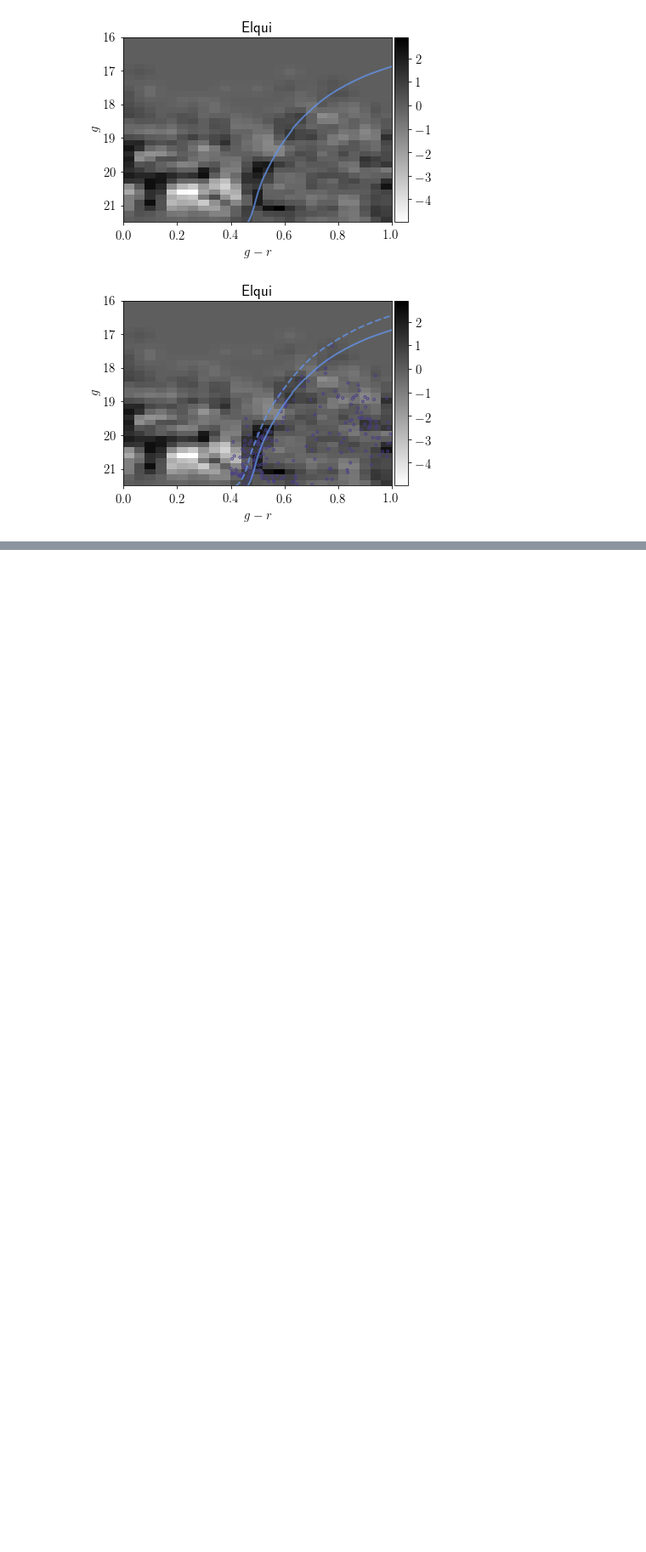
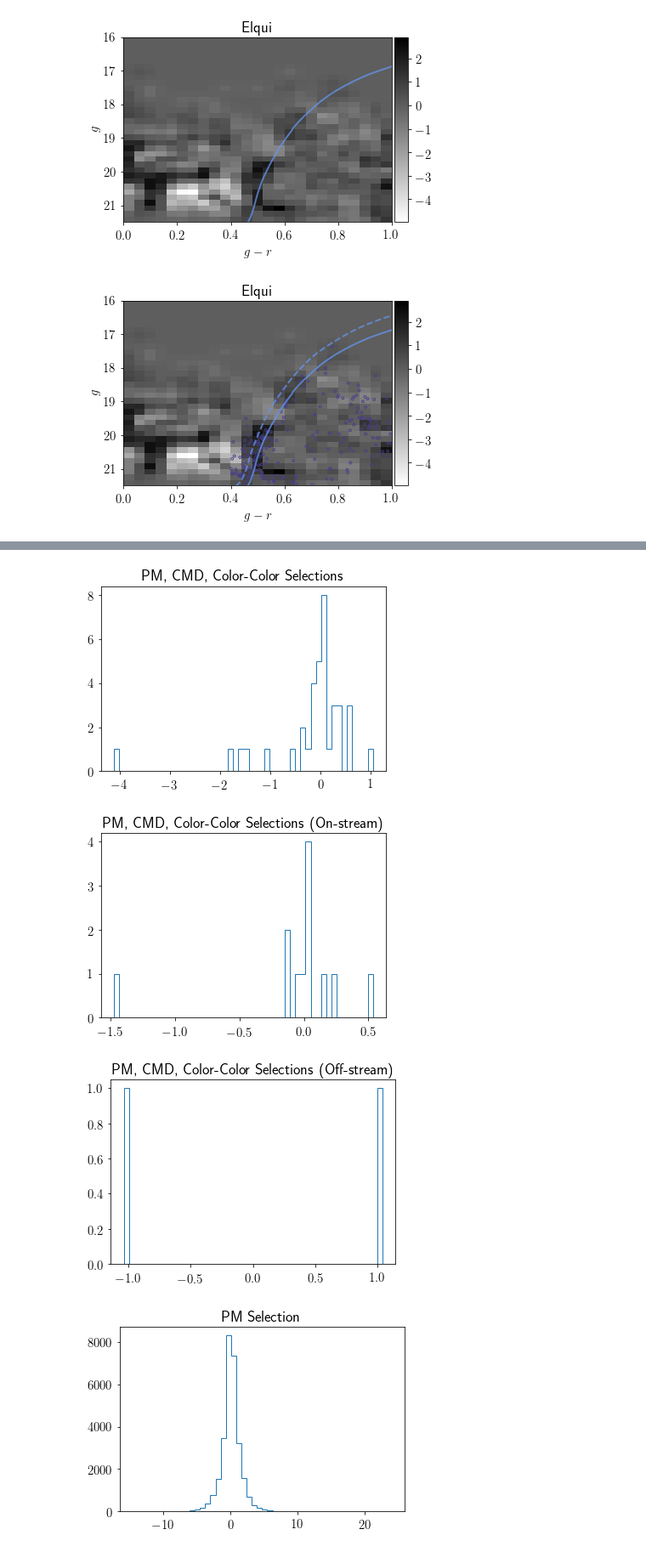
Before and after one commit to norashipp/shared_notebooks, a Jupyter notebook: Elqui.ipynb, the cells around one changed output, grey strips where cells are left out. Shown at 85% size. Drawn from its saved outputs; the diff is of its cells as text; code cells hidden in the pictures; blank space fills up the shorter version.

Commit message:
parallax plots

```diff
--- a/Elqui.ipynb
+++ b/Elqui.ipynb
@@ -464,0 +467,24 @@ pm.colorbar(im)
+# %%
+plt.figure()
+plt.hist(data['PARALLAX'][pm_cut&iso_cut&ri_cut], bins=50, histtype='step')
+plt.title('PM, CMD, Color-Color Selections')
+
+plt.figure()
+plt.hist(data['PARALLAX'][pm_cut&iso_cut&ri_cut&on_stream], bins=50, histtype='step')
+plt.title('PM, CMD, Color-Color Selections (On-stream)')
+
+plt.figure()
+plt.hist(data['PARALLAX'][pm_cut&iso_cut&ri_cut&off_stream], bins=50, histtype='step')
+plt.title('PM, CMD, Color-Color Selections (Off-stream)')
+
+plt.figure()
+plt.hist(data['PARALLAX'][pm_cut], bins=50, histtype='step')
+plt.title('PM Selection')
+# plt.xlim(-5,2)
+
+plt.show()
+# %% [output]
+[figure, added]
+[figure, added]
+[figure, added]
+[figure, added]
```
Also changed, not shown: parts of 1 cell of this notebook.
